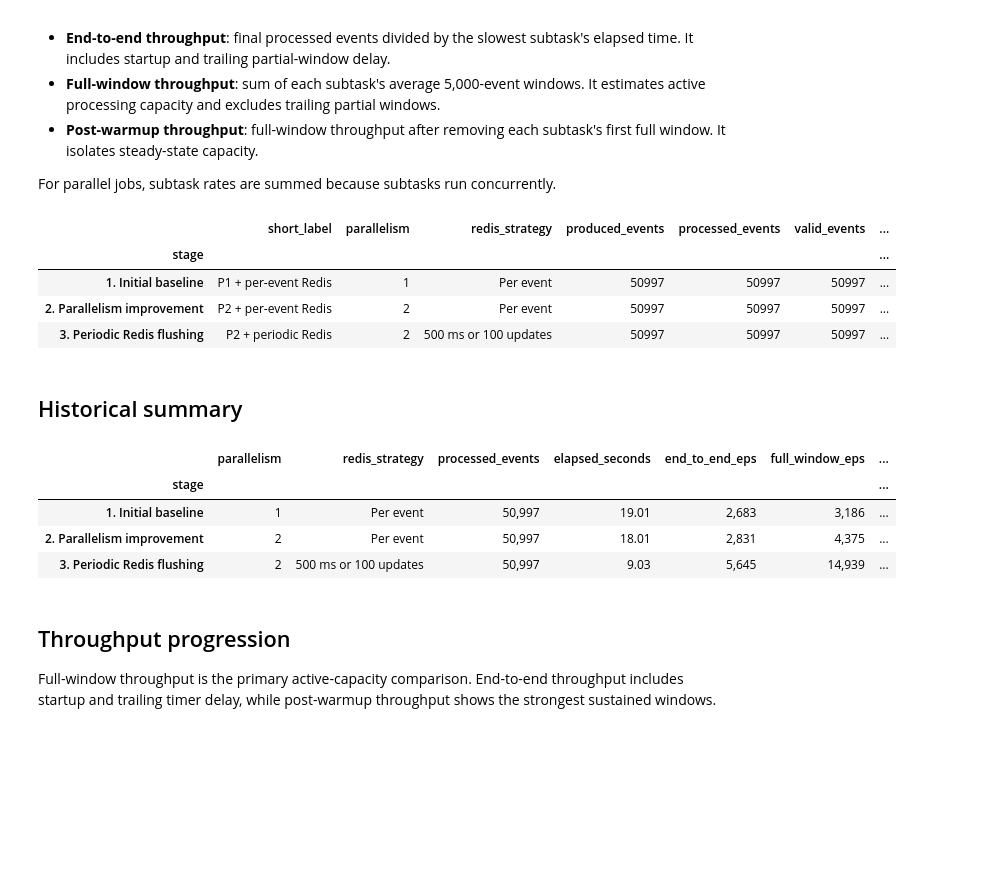
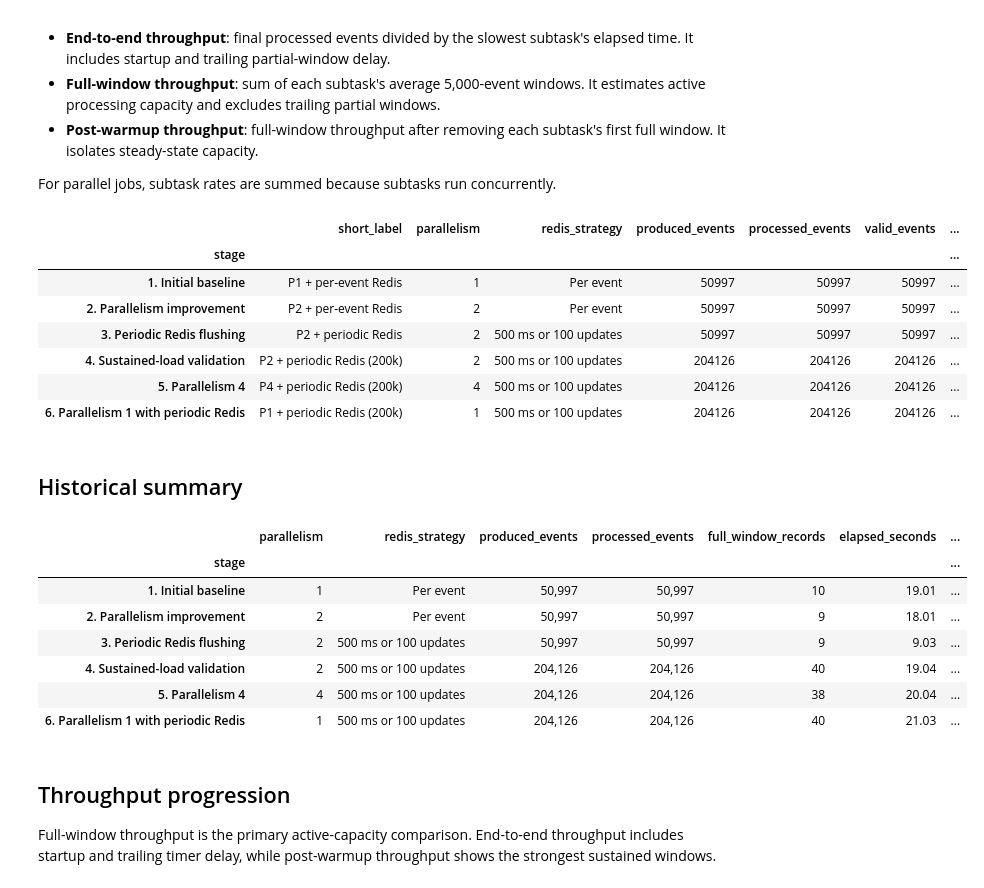
Before and after one commit to Adstract-AI/ctx-ctr, a Jupyter notebook: notebooks/realtime_ctr_performance_history.ipynb, the cells around one changed output. Cells and saved outputs as stored; diff of their text form; code cells hidden in the pictures; blank space fills up the shorter version.

```diff
--- a/notebooks/realtime_ctr_performance_history.ipynb
+++ b/notebooks/realtime_ctr_performance_history.ipynb
@@ -60,6 +63,27 @@ EXPERIMENTS = [
         "redis_strategy": "500 ms or 100 updates",
         "path": Path("experiments/results/20260719_161504_realtime_ctr_performance_baseline/result.json"),
     },
+    {
+        "stage": "4. Sustained-load validation",
+        "short_label": "P2 + periodic Redis (200k)",
+        "parallelism": 2,
+        "redis_strategy": "500 ms or 100 updates",
+        "path": Path("experiments/results/20260719_165139_realtime_ctr_performance_baseline/result.json"),
+    },
+    {
+        "stage": "5. Parallelism 4",
+        "short_label": "P4 + periodic Redis (200k)",
+        "parallelism": 4,
+        "redis_strategy": "500 ms or 100 updates",
+        "path": Path("experiments/results/20260719_170150_realtime_ctr_performance_baseline/result.json"),
+    },
+    {
+        "stage": "6. Parallelism 1 with periodic Redis",
+        "short_label": "P1 + periodic Redis (200k)",
+        "parallelism": 1,
+        "redis_strategy": "500 ms or 100 updates",
+        "path": Path("experiments/results/20260719_170324_realtime_ctr_performance_baseline/result.json"),
+    },
 ]
 
 for experiment in EXPERIMENTS:
@@ -105,6 +132,12 @@ def full_window_rates(records: pd.DataFrame, drop_warmup: bool = False) -> list[
             full_windows = full_windows.iloc[1:]
         rates.append(float(full_windows["window_events_per_second"].mean()))
     return rates
+
+def full_window_count(records: pd.DataFrame) -> int:
+    count = 0
+    for _, subtask in records.groupby("subtask_index"):
+        count += int((subtask["window_events"] == subtask["window_events"].max()).sum())
+    return count
 
 def summarize_experiment(experiment: dict, payload: dict) -> dict:
     records = processor_records(payload)
@@ -146,6 +179,7 @@ def summarize_experiment(experiment: dict, payload: dict) -> dict:
         "end_to_end_eps": processed_events / elapsed_seconds,
         "full_window_eps": sum(full_window_rates(records)),
         "post_warmup_eps": sum(full_window_rates(records, drop_warmup=True)),
+        "full_window_records": full_window_count(records),
         "redis_flushes": redis_flushes,
         "redis_updates_flushed": redis_updates_flushed,
         "redis_updates_coalesced": redis_updates_coalesced,
@@ -170,38 +204,48 @@ summary
 | 1. Initial baseline | P1 + per-event Redis | 1 | Per event | 50997 | 50997 | 50997 | ... |
 | 2. Parallelism improvement | P2 + per-event Redis | 2 | Per event | 50997 | 50997 | 50997 | ... |
 | 3. Periodic Redis flushing | P2 + periodic Redis | 2 | 500 ms or 100 updates | 50997 | 50997 | 50997 | ... |
+| 4. Sustained-load validation | P2 + periodic Redis (200k) | 2 | 500 ms or 100 updates | 204126 | 204126 | 204126 | ... |
+| 5. Parallelism 4 | P4 + periodic Redis (200k) | 4 | 500 ms or 100 updates | 204126 | 204126 | 204126 | ... |
+| 6. Parallelism 1 with periodic Redis | P1 + periodic Redis (200k) | 1 | 500 ms or 100 updates | 204126 | 204126 | 204126 | ... |
 # %% [markdown]
 ## Historical summary
 # %%
 summary_columns = [
 
     "parallelism",
     "redis_strategy",
+    "produced_events",
     "processed_events",
+    "full_window_records",
     "elapsed_seconds",
     "end_to_end_eps",
     "full_window_eps",
     "post_warmup_eps",
     "redis_flushes",
     "updates_per_redis_write",
     "redis_write_reduction_pct",
 ]
 summary[summary_columns].style.format({
+    "produced_events": "{:,.0f}",
     "processed_events": "{:,.0f}",
+    "full_window_records": "{:,.0f}",
     "elapsed_seconds": "{:.2f}",
     "end_to_end_eps": "{:,.0f}",
     "full_window_eps": "{:,.0f}",
     "post_warmup_eps": "{:,.0f}",
     "redis_flushes": "{:,.0f}",
     "updates_per_redis_write": "{:.1f}x",
     "redis_write_reduction_pct": "{:.2f}%",
 })
 # %% [output]
-|  | parallelism | redis_strategy | processed_events | elapsed_seconds | end_to_end_eps | full_window_eps | ... |
+|  | parallelism | redis_strategy | produced_events | processed_events | full_window_records | elapsed_seconds | ... |
 | stage |  |  |  |  |  |  | ... |
-| 1. Initial baseline | 1 | Per event | 50,997 | 19.01 | 2,683 | 3,186 | ... |
-| 2. Parallelism improvement | 2 | Per event | 50,997 | 18.01 | 2,831 | 4,375 | ... |
-| 3. Periodic Redis flushing | 2 | 500 ms or 100 updates | 50,997 | 9.03 | 5,645 | 14,939 | ... |
+| 1. Initial baseline | 1 | Per event | 50,997 | 50,997 | 10 | 19.01 | ... |
+| 2. Parallelism improvement | 2 | Per event | 50,997 | 50,997 | 9 | 18.01 | ... |
+| 3. Periodic Redis flushing | 2 | 500 ms or 100 updates | 50,997 | 50,997 | 9 | 9.03 | ... |
+| 4. Sustained-load validation | 2 | 500 ms or 100 updates | 204,126 | 204,126 | 40 | 19.04 | ... |
+| 5. Parallelism 4 | 4 | 500 ms or 100 updates | 204,126 | 204,126 | 38 | 20.04 | ... |
+| 6. Parallelism 1 with periodic Redis | 1 | 500 ms or 100 updates | 204,126 | 204,126 | 40 | 21.03 | ... |
 # %% [markdown]
 ## Throughput progression
 
```
Also changed, not shown: parts of 16 cells of this notebook, 3 other files.
